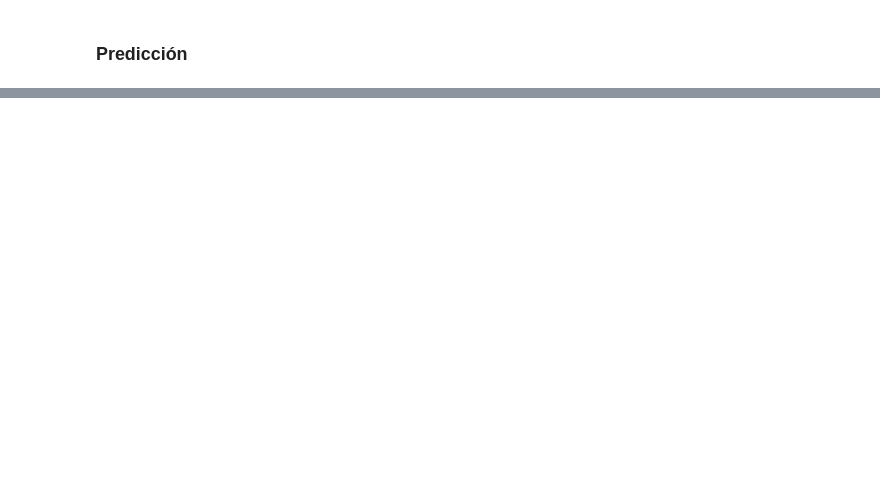
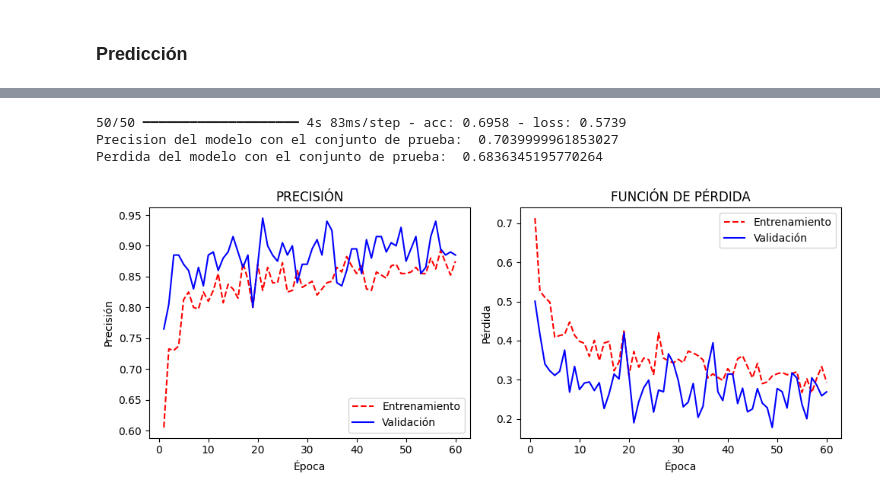
Before and after one commit to fvelez78/DeepLearn, a Jupyter notebook: Cats_Dogs.ipynb, the cells around one changed output, grey strips where cells are left out. Cells and saved outputs as stored; diff of their text form; code cells hidden in the pictures; blank space fills up the shorter version.

```diff
--- a/Cats_Dogs.ipynb
+++ b/Cats_Dogs.ipynb
@@ -277,0 +415,7 @@ La imagen corresponde a un perro
+# %%
+from tensorflow.keras.applications import VGG16
+
+# Extraccion de la parte convolucional
+
+Pre_trained_model=VGG16(input_shape=(150,150,3),include_top=False,weights='imagenet')
+Pre_trained_model.summary()
@@ -277,0 +444,12 @@ La imagen corresponde a un perro
+# %%
+# Modelo a ajustar
+for layer in Pre_trained_model.layers:
+    layer.trainable=False
+
+Modelo02=Sequential()
+Modelo02.add(Pre_trained_model)
+Modelo02.add(Flatten())
+Modelo02.add(Dense(256,activation='relu'))
+Modelo02.add(Dense(1,activation='sigmoid'))
+
+Modelo02.summary()
@@ -277,0 +472,12 @@ La imagen corresponde a un perro
+# %%
+# Configuracion del modelo
+Modelo02.compile(optimizer=RMSprop(learning_rate =1e-4),loss='binary_crossentropy',metrics=['acc'])
+# %%
+# Entrenamiento
+
+HST3=Modelo02.fit(Train_G2,
+                  steps_per_epoch=Pasos_Epoca,
+                  epochs=60,
+                  validation_data=Valid_G,
+                  validation_steps=Pasos_Valid,
+                  verbose=2)
@@ -277,0 +502,15 @@ La imagen corresponde a un perro
+# %%
+# Prediccion del modelo con los datos de test
+
+test_lost, test_acc=Modelo01.evaluate(Test_G)
+print("Precision del modelo con el conjunto de prueba: ",test_acc)
+print("Perdida del modelo con el conjunto de prueba: ",test_loss)
+# %% [output]
+50/50 ━━━━━━━━━━━━━━━━━━━━ 4s 83ms/step - acc: 0.6958 - loss: 0.5739
+Precision del modelo con el conjunto de prueba:  0.7039999961853027
+Perdida del modelo con el conjunto de prueba:  0.6836345195770264
+# %%
+# Graficando las metricas
+Gf_metricas(HST3)
+# %% [output]
+[figure, added]
```
Also changed, not shown: parts of 19 cells of this notebook.
